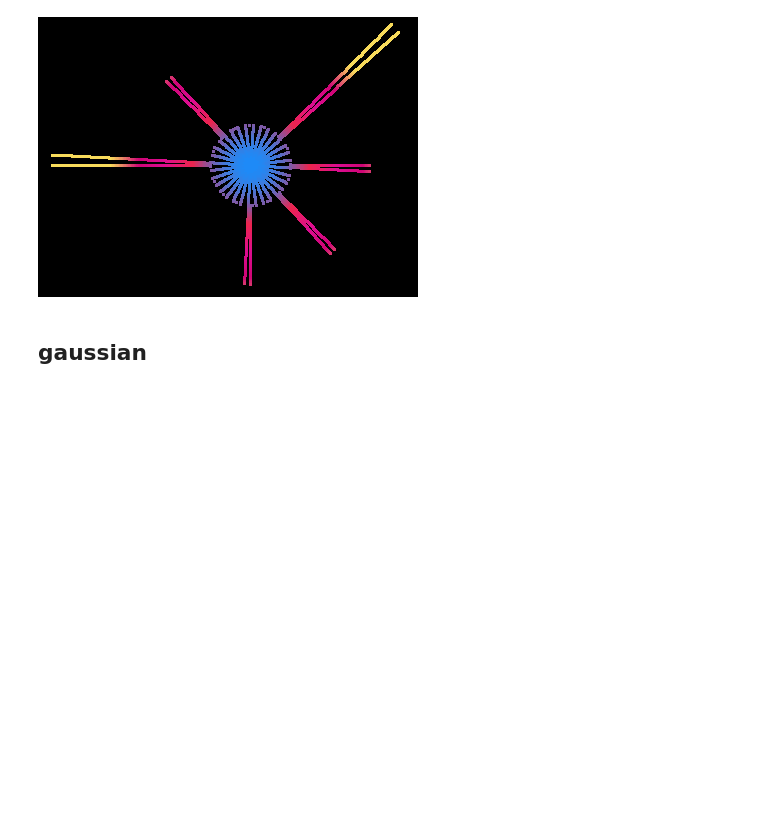
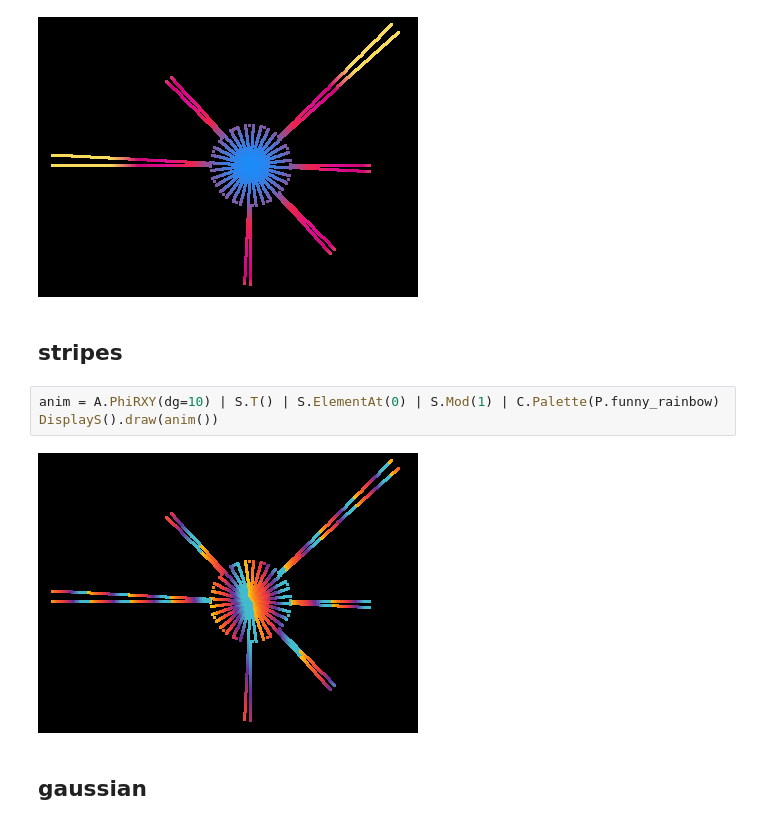
Before and after one commit to nuru-nu/moyo, a Jupyter notebook: notebooks/animations.ipynb, the cells around one changed output. Saved outputs shown, nothing was run; the diff lists cells and outputs as text; blank space fills up the shorter version.

```diff
--- a/notebooks/animations.ipynb
+++ b/notebooks/animations.ipynb
@@ -158,6 +158,13 @@ anim = A.R() | S.Lin(0, 1/5) | S.Tocos() | C.Palette(P.coolors_rainbow)
 DisplayS().draw(anim())
 # %% [output]
 [figure]
+# %% [markdown]
+## stripes
+# %%
+anim = A.PhiRXY(dg=10) | S.T() | S.ElementAt(0) | S.Mod(1) | C.Palette(P.funny_rainbow)
+DisplayS().draw(anim())
+# %% [output]
+[figure, added]
 # %% [markdown]
 ## gaussian
 # %%
```
Also changed, not shown: 2 other files.
